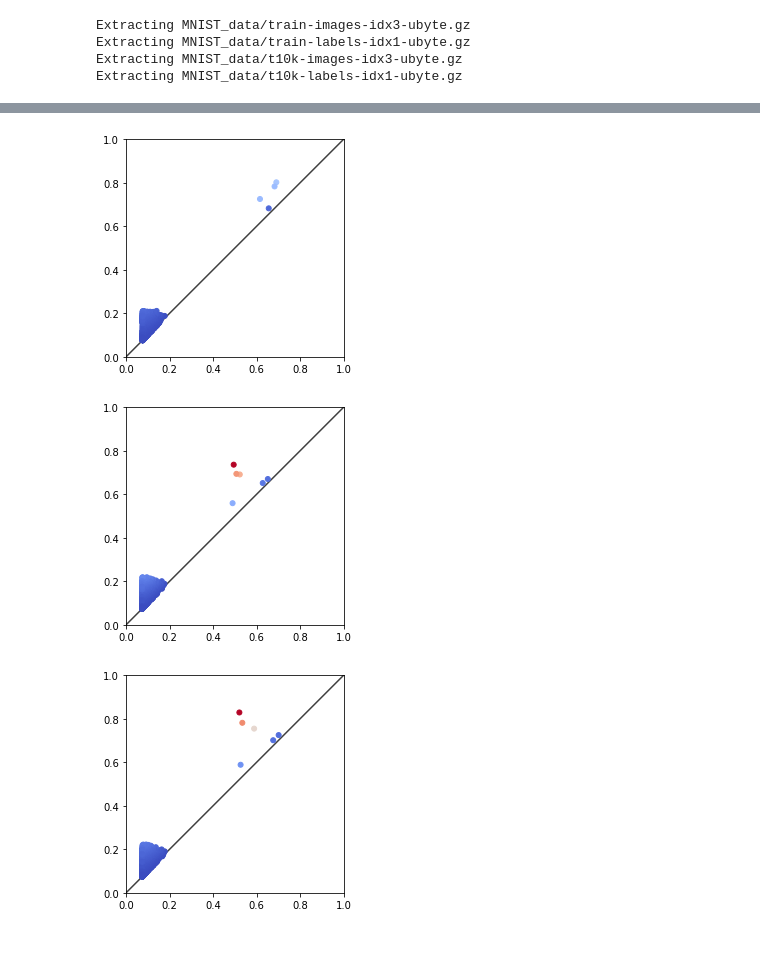
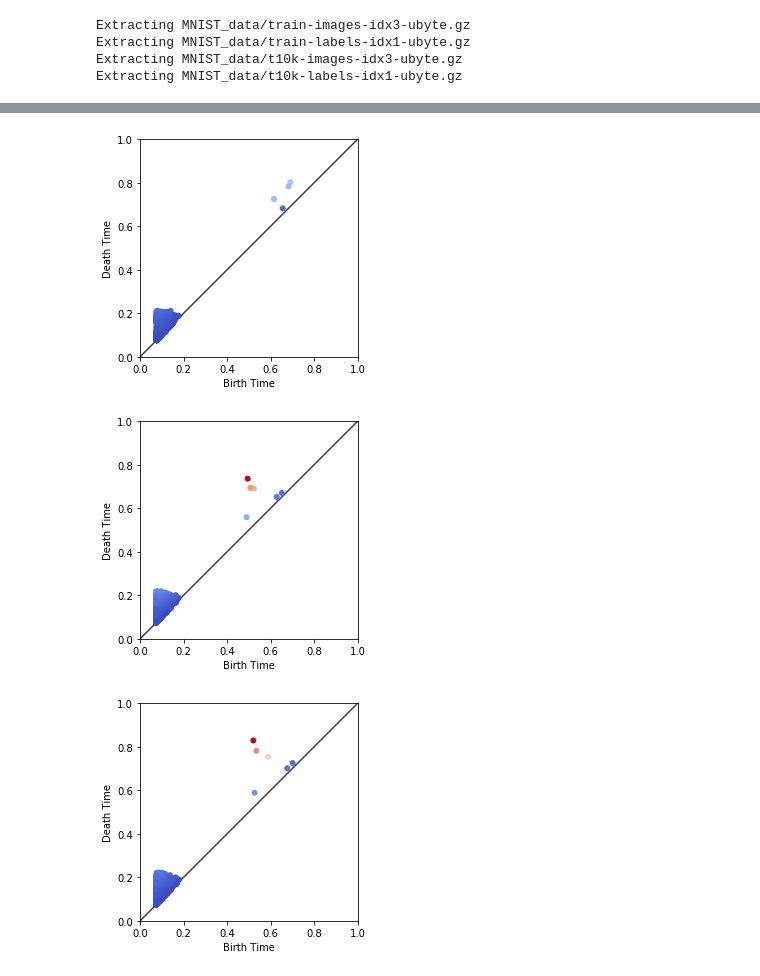
Before and after one commit to tgebhart/tf_activation, a Jupyter notebook: notebooks/Visuals.ipynb, the cells around one changed output, grey strips where cells are left out. Cells and saved outputs as stored; diff of their text form; code cells hidden in the pictures; blank space fills up the shorter version.

```diff
--- a/notebooks/Visuals.ipynb
+++ b/notebooks/Visuals.ipynb
@@ -105,6 +105,6 @@ for yx in ijk:
     ax.set_xlim(lims)
     ax.set_ylim(lims)
     plt.xlabel('Birth Time')
-    ax.ylabel('Death Time')
+    plt.ylabel('Death Time')
 plt.show()
 # %% [output]
@@ -125,5 +126,7 @@ for yx in ijk:
     ax.set_aspect('equal')
     ax.set_xlim(lims)
     ax.set_ylim(lims)
+    plt.xlabel('Birth Time')
+    plt.ylabel('Death Time')
 plt.show()
 # %% [output]
@@ -133,20 +136,22 @@ plt.show()
 # %%
 ijk = [yx_elite_8, yx_adv_8, yx_p_8]
 for yx in ijk:
     fig, ax = plt.subplots()
     ax.scatter(yx[:,0], yx[:,1], s=25, c=yx[:,1]**2 - yx[:,0]**2, cmap=plt.cm.coolwarm, zorder=10)
     lims = [
         np.min([0, 1]),  # min of both axes
         np.max([0, 1]),  # max of both axes
     ]
 
     # now plot both limits against eachother
     ax.plot(lims, lims, 'k-', alpha=0.75, zorder=0)
     ax.set_aspect('equal')
     ax.set_xlim(lims)
     ax.set_ylim(lims)
+    plt.xlabel('Birth Time')
+    plt.ylabel('Death Time')
 plt.show()
 # %% [output]
-[figure, old version]
+[figure, new version]
-[figure, old version]
+[figure, new version]
-[figure, old version]
+[figure, new version]
```
Also changed, not shown: parts of 2 cells of this notebook.
